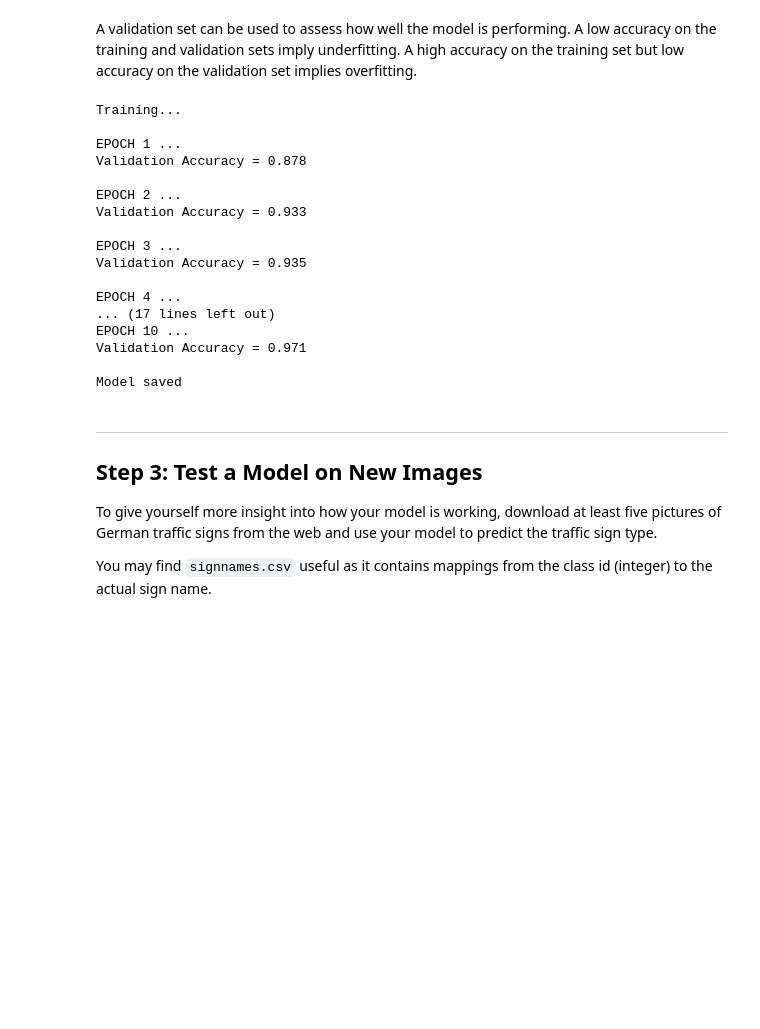
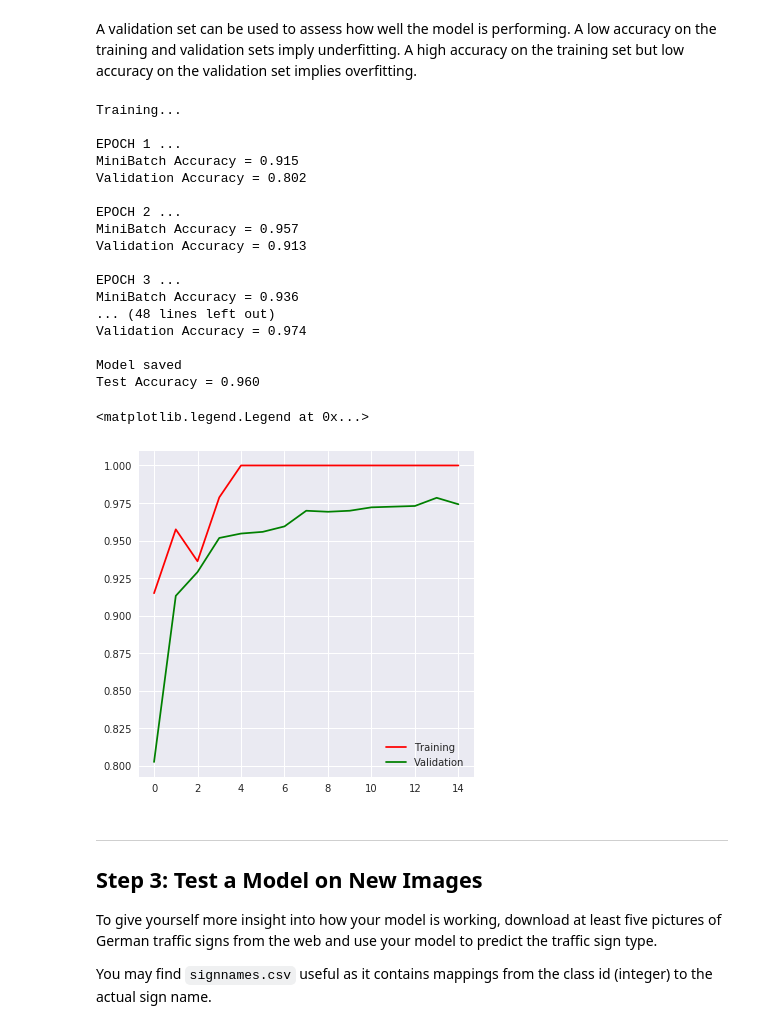
Before and after one commit to mkinet/CarND-Traffic-Sign-Classifier-P2, a Jupyter notebook: Traffic_Sign_Classifier.ipynb, the cells around one changed output. Drawn from its saved outputs; the diff is of its cells as text; code cells hidden in the pictures; blank space fills up the shorter version.

```diff
--- a/Traffic_Sign_Classifier.ipynb
+++ b/Traffic_Sign_Classifier.ipynb
@@ -336,52 +338,64 @@ sets imply underfitting. A high accuracy on the training set but low accuracy on
 ### Once a final model architecture is selected,
 ### the accuracy on the test set should be calculated and reported as well.
 ### Feel free to use as many code cells as needed.
-EPOCHS=10
-BATCH_SIZE=32
-
+EPOCHS=15
+BATCH_SIZE=64
+KEEP_PROB = 0.5
+train_accuracy = []
+valid_accuracy = []
 with tf.Session(graph=graph) as sess:
     sess.run(init)
     sess.run(tf.global_variables_initializer())
     num_examples = len(X_train)
 
     print("Training...")
     print()
     for i in range(EPOCHS):
         X_train, y_train = shuffle(X_train, y_train)
         for offset in range(0, num_examples, BATCH_SIZE):
             end = offset + BATCH_SIZE
             batch_x, batch_y = X_train[offset:end], y_train[offset:end]
-            sess.run(training_operation, feed_dict={x: batch_x, y: batch_y})
+            sess.run(training_operation, feed_dict={x: batch_x, y: batch_y, p:KEEP_PROB})
 
-        validation_accuracy = sess.run(accuracy_operation, feed_dict={x: X_valid, y: y_valid})
+        acc_t = sess.run(accuracy_operation, feed_dict={x: batch_x, y: batch_y, p:1.0})
+        acc_v = sess.run(accuracy_operation, feed_dict={x: X_valid, y: y_valid,p:1.0})
         print("EPOCH {} ...".format(i+1))
-        print("Validation Accuracy = {:.3f}".format(validation_accuracy))
+        print("MiniBatch Accuracy = {:.3f}".format(acc_t))
+        print("Validation Accuracy = {:.3f}".format(acc_v))
         print()
-
+        train_accuracy.append(acc_t)
+        valid_accuracy.append(acc_v)
     saver.save(sess, './lenet')
     print("Model saved")
 
-    test_accuracy = sess.run(accuracy_operation, feed_dict={x: X_test, y: y_test})
-    print("Validation Accuracy = {:.3f}".format(test_accuracy))
+    test_accuracy = sess.run(accuracy_operation, feed_dict={x: X_test, y: y_test, p:1.0})
+    print("Test Accuracy = {:.3f}".format(test_accuracy))
     print()
+
+plt.figure()
+plt.plot(np.arange(EPOCHS),train_accuracy,'r',label='Training')
+plt.plot(np.arange(EPOCHS),valid_accuracy,'g',label='Validation')
+plt.legend()
 # %% [output]
 Training...
 
 EPOCH 1 ...
-Validation Accuracy = 0.878
+MiniBatch Accuracy = 0.915
+Validation Accuracy = 0.802
 
 EPOCH 2 ...
-Validation Accuracy = 0.933
+MiniBatch Accuracy = 0.957
+Validation Accuracy = 0.913
 
 EPOCH 3 ...
-Validation Accuracy = 0.935
-
-EPOCH 4 ...
-... (17 lines left out)
-EPOCH 10 ...
-Validation Accuracy = 0.971
+MiniBatch Accuracy = 0.936
+... (48 lines left out)
+Validation Accuracy = 0.974
 
 Model saved
+Test Accuracy = 0.960
+<matplotlib.legend.Legend at 0x...>
+[figure, added]
 # %% [markdown]
 ---
 
```
Also changed, not shown: parts of 5 cells of this notebook.
